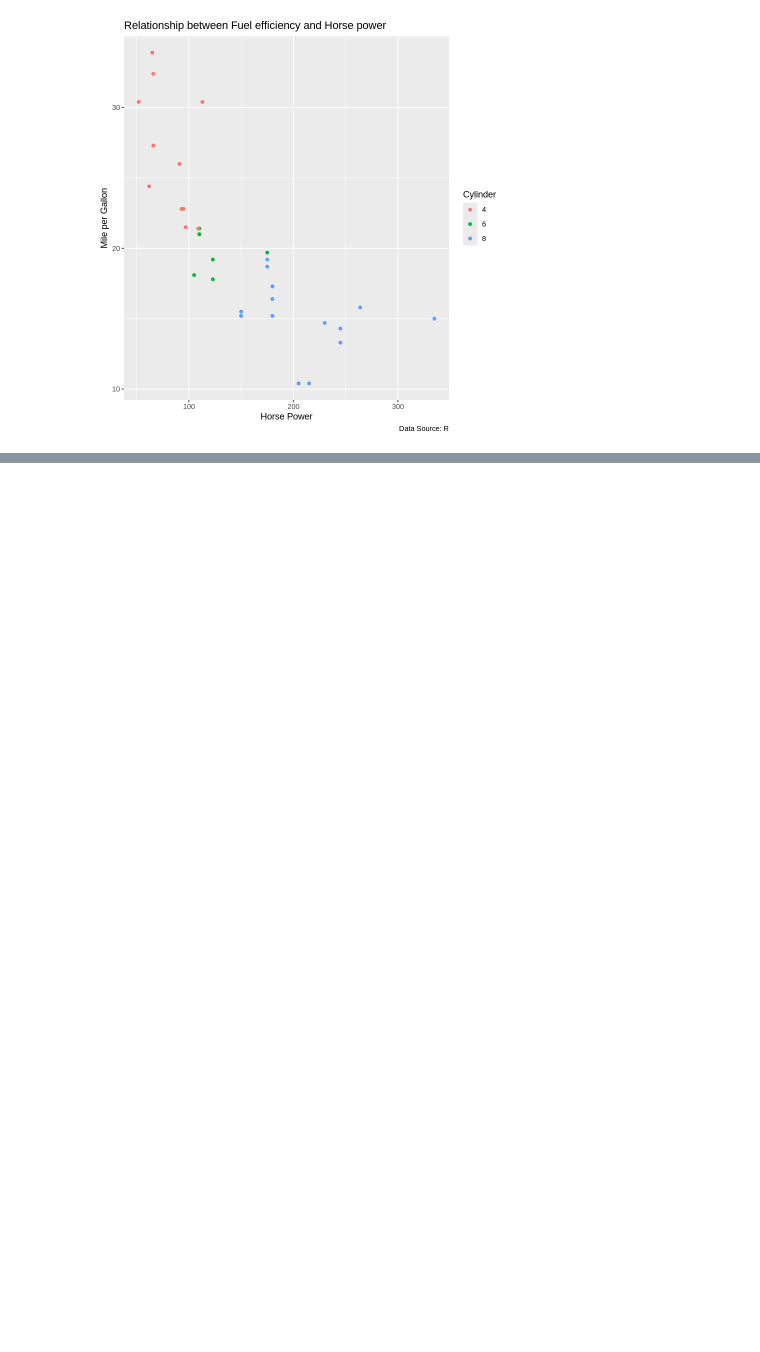
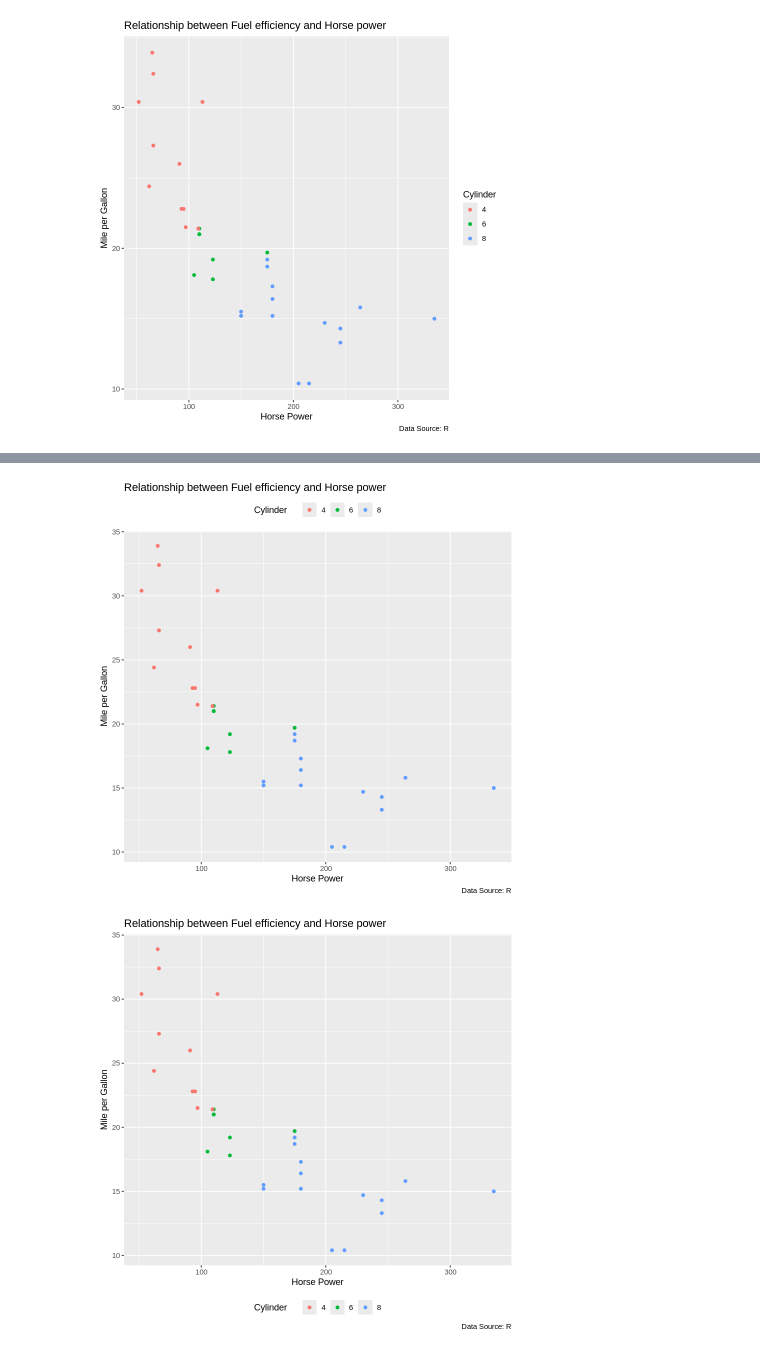
Before and after one commit to hajju0617/Data-Analysis-Study, a Jupyter notebook: R_visualization.ipynb, the cells around one changed output, grey strips where cells are left out. Saved outputs shown, nothing was run; the diff lists cells and outputs as text; code cells hidden in the pictures; blank space fills up the shorter version.

```diff
--- a/R_visualization.ipynb
+++ b/R_visualization.ipynb
@@ -167,0 +187,27 @@ scale_y_continuous(breaks=seq(10, 40, by=10))
+# %%
+# 범례의 위치 및 크기.
+ggplot(mtcars1, aes(hp, mpg, color=factor(cyl)))+ geom_point() +
+labs(title="Relationship between Fuel efficiency and Horse power",
+      x="Horse Power",
+      y="Mile per Gallon",
+      caption="Data Source: R", color="Cylinder")+
+theme(legend.position = "top")
+
+ggplot(mtcars1, aes(hp, mpg, color=factor(cyl)))+ geom_point() +
+labs(title="Relationship between Fuel efficiency and Horse power",
+      x="Horse Power",
+      y="Mile per Gallon",
+      caption="Data Source: R", color="Cylinder")+
+theme(legend.position = "bottom")
+
+# 범례를 3행으로 표시.
+ggplot(mtcars1, aes(hp, mpg, color=factor(cyl)))+ geom_point() +
+labs(title="Relationship between Fuel efficiency and Horse power",
+      x="Horse Power",
+      y="Mile per Gallon",
+      caption="Data Source: R", color="Cylinder")+
+theme(legend.position = "bottom") +
+guides(color=guide_legend(nrow=3, override.aes=list(size=5)))
+# %% [output]
+[figure, added]
+[figure, added]
```
Also changed, not shown: parts of 3 cells of this notebook.
